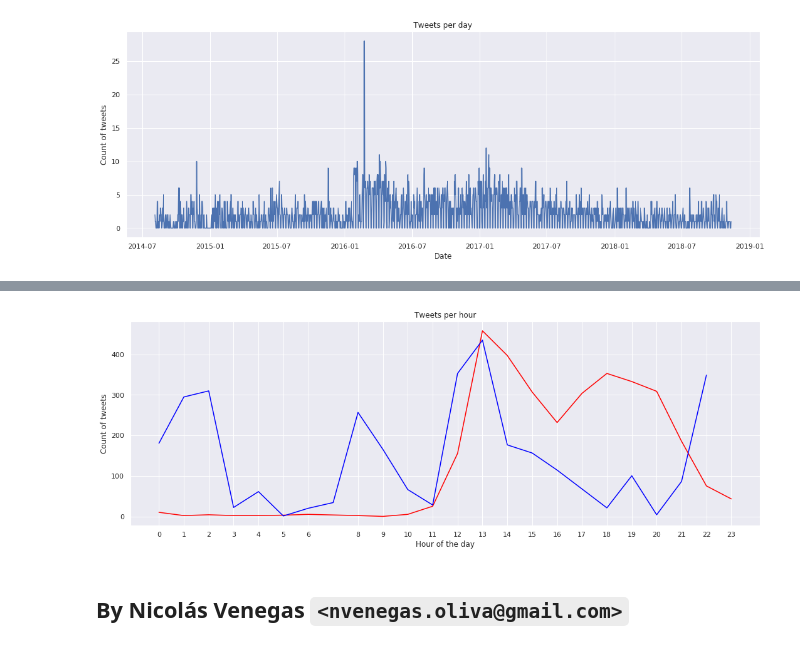
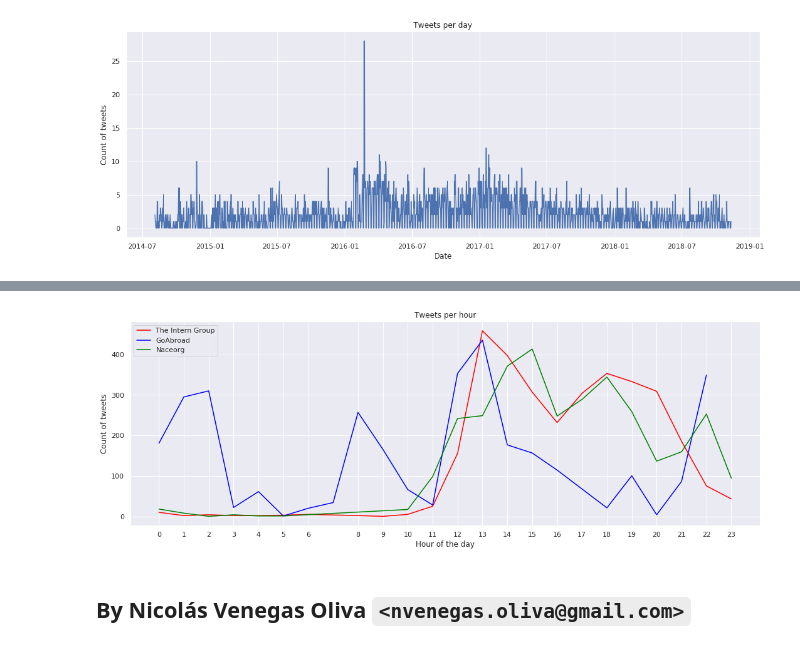
Before and after one commit to nvenegas-oliva/tig, a Jupyter notebook: EDA.ipynb, the cells around one changed output, grey strips where cells are left out. Drawn from its saved outputs; the diff is of its cells as text; code cells hidden in the pictures.

```diff
--- a/EDA.ipynb
+++ b/EDA.ipynb
@@ -420,16 +451,20 @@ _ = plt.xticks(hour_count.index, hour_count.index)
 # %%
 intern = df[df['company'] == 'theinterngroup']
 goabroad = df[df['company'] == 'GoAbroad']
+naceorg = df[df['company'] == '@naceorg']
 hour_intern = intern.groupby(intern.index.hour).count()['company']
 hour_goabroad = goabroad.groupby(goabroad.index.hour).count()['company']
+hour_naceorg = naceorg.groupby(naceorg.index.hour).count()['company']
 _ = plt.figure(figsize=(18, 6))
-_ = plt.plot(hour_intern, color='red')
-_ = plt.plot(hour_goabroad, color='blue')
+_ = plt.plot(hour_intern, color='red', label='The Intern Group')
+_ = plt.plot(hour_goabroad, color='blue', label='GoAbroad')
+_ = plt.plot(hour_naceorg, color='green', label='Naceorg')
 _ = plt.title("Tweets per hour")
 _ = plt.xlabel('Hour of the day')
 _ = plt.ylabel('Count of tweets')
 _ = plt.xticks(hour_count.index, hour_count.index)
+_ = plt.legend(loc='upper left')
 # %% [output]
-[figure, old version]
+[figure, new version]
 # %% [markdown]
-## By Nicolás Venegas `<nvenegas.oliva@gmail.com>`
+## By Nicolás Venegas Oliva `<nvenegas.oliva@gmail.com>`
```
Also changed, not shown: parts of 12 cells of this notebook.
